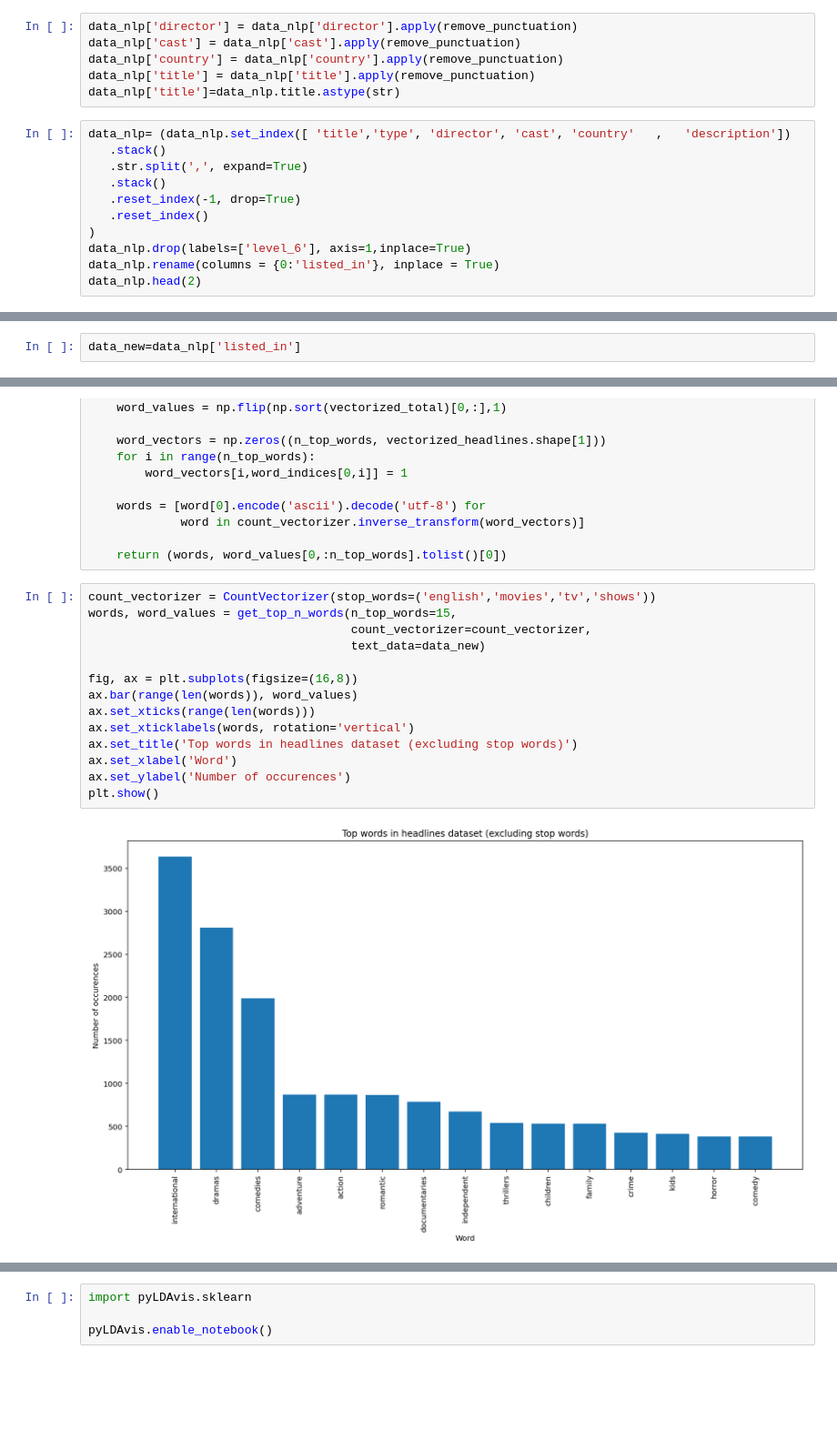
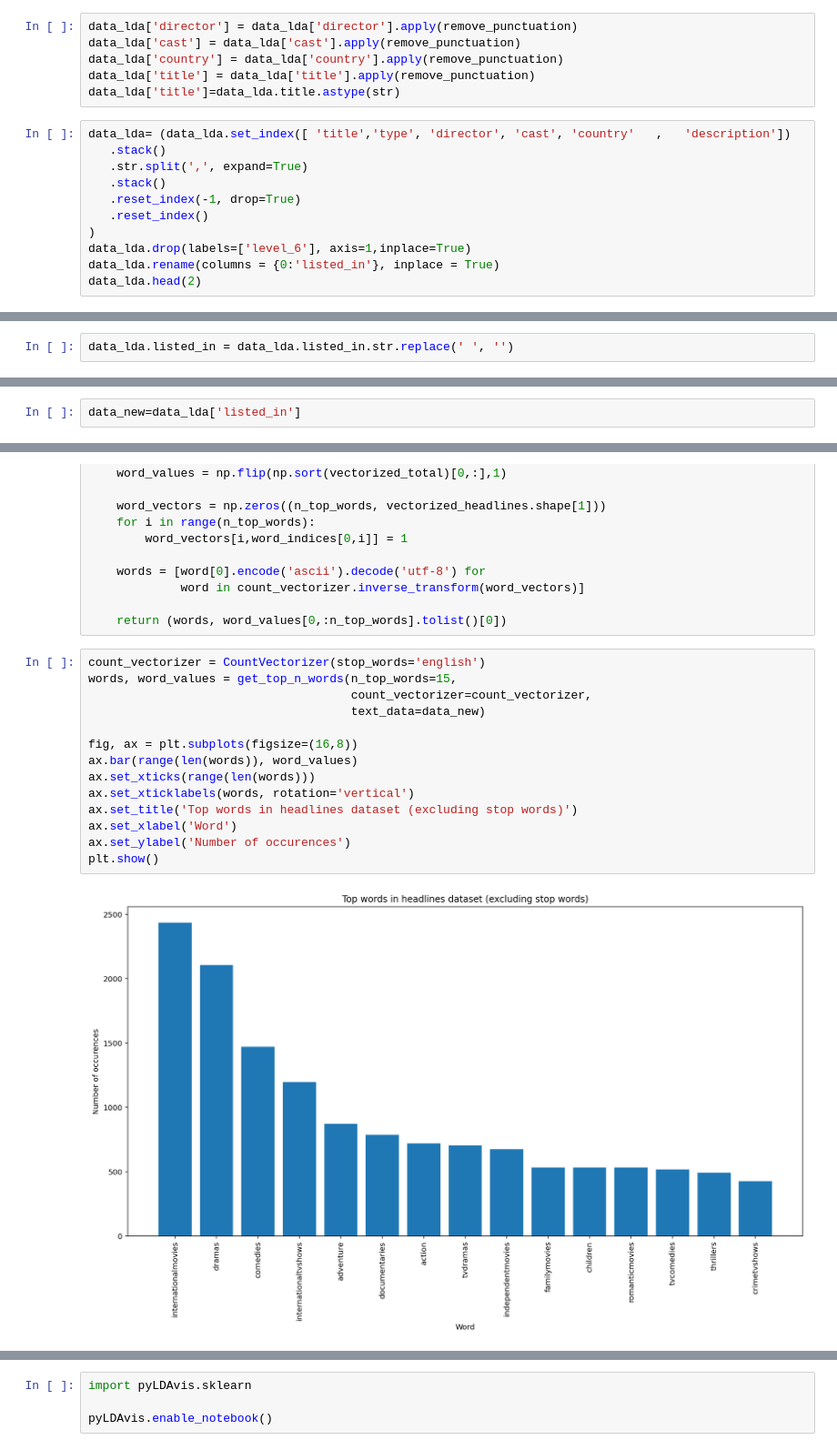
Before and after one commit to kiran2424/Netflix-Movies-and-TV-Shows-Clustering, a Jupyter notebook: NETFLIX_MOVIES_AND_TV_SHOWS_CLUSTERING.ipynb, the cells around one changed output, grey strips where cells are left out. Shown at 91% size. Cells and saved outputs as stored; diff of their text form; blank space fills up the shorter version.

```diff
--- a/NETFLIX_MOVIES_AND_TV_SHOWS_CLUSTERING.ipynb
+++ b/NETFLIX_MOVIES_AND_TV_SHOWS_CLUSTERING.ipynb
@@ -887,20 +1032,20 @@ data_nlp.drop(labels=['date_added', 'release_year','rating','duration','show_id'
 # %%
-data_nlp['director'] = data_nlp['director'].apply(remove_punctuation)
-data_nlp['cast'] = data_nlp['cast'].apply(remove_punctuation)
-data_nlp['country'] = data_nlp['country'].apply(remove_punctuation)
-data_nlp['title'] = data_nlp['title'].apply(remove_punctuation)
-data_nlp['title']=data_nlp.title.astype(str)
+data_lda['director'] = data_lda['director'].apply(remove_punctuation)
+data_lda['cast'] = data_lda['cast'].apply(remove_punctuation)
+data_lda['country'] = data_lda['country'].apply(remove_punctuation)
+data_lda['title'] = data_lda['title'].apply(remove_punctuation)
+data_lda['title']=data_lda.title.astype(str)
 # %%
-data_nlp= (data_nlp.set_index([	'title','type',	'director',	'cast',	'country'	,	'description'])
+data_lda= (data_lda.set_index([	'title','type',	'director',	'cast',	'country'	,	'description'])
    .stack()
    .str.split(',', expand=True)
    .stack()
    .reset_index(-1, drop=True)
    .reset_index()
 )
-data_nlp.drop(labels=['level_6'], axis=1,inplace=True)
-data_nlp.rename(columns = {0:'listed_in'}, inplace = True)
-data_nlp.head(2)
+data_lda.drop(labels=['level_6'], axis=1,inplace=True)
+data_lda.rename(columns = {0:'listed_in'}, inplace = True)
+data_lda.head(2)
 # %% [output]
 |  | title | type | director | cast | country | description | listed_in |
 | 0 | 3 | TV Show | No Director | João Miguel Bianca Comparato Mich... | Brazil | In a future where the elite inhab... | International TV Shows |
@@ -911,0 +1053,2 @@ data_nlp.shape
+# %%
+data_lda.listed_in = data_lda.listed_in.str.replace(' ', '')
@@ -912,5 +1061,5 @@ data_nlp.shape
 # %%
-data_new=data_nlp['listed_in']
+data_new=data_lda['listed_in']
 # %%
 # Define helper functions
 def get_top_n_words(n_top_words, count_vectorizer, text_data):
@@ -932,19 +1081,19 @@ def get_top_n_words(n_top_words, count_vectorizer, text_data):
 
     return (words, word_values[0,:n_top_words].tolist()[0])
 # %%
-count_vectorizer = CountVectorizer(stop_words=('english','movies','tv','shows'))
+count_vectorizer = CountVectorizer(stop_words='english')
 words, word_values = get_top_n_words(n_top_words=15,
                                      count_vectorizer=count_vectorizer,
                                      text_data=data_new)
 
 fig, ax = plt.subplots(figsize=(16,8))
 ax.bar(range(len(words)), word_values)
 ax.set_xticks(range(len(words)))
 ax.set_xticklabels(words, rotation='vertical')
 ax.set_title('Top words in headlines dataset (excluding stop words)')
 ax.set_xlabel('Word')
 ax.set_ylabel('Number of occurences')
 plt.show()
 # %% [output]
-[figure, old version]
+[figure, new version]
 # %%
```
Also changed, not shown: parts of 78 cells of this notebook.
